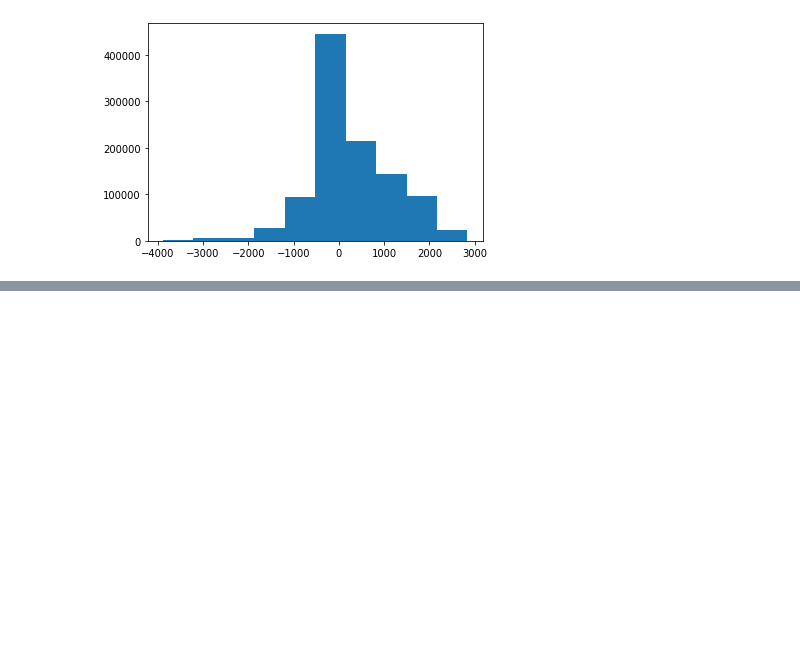
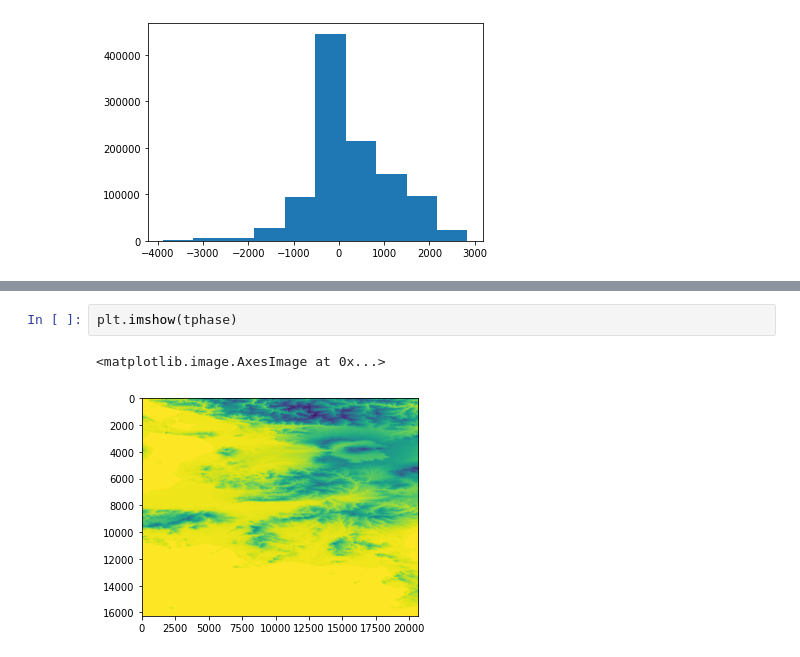
Before and after one commit to jarrodhaas/SAR-Phase-Unwrapping-Benchmark, a Jupyter notebook: clip_and_align_with_rasterio.ipynb, the cells around one changed output, grey strips where cells are left out. Drawn from its saved outputs; the diff is of its cells as text; blank space fills up the shorter version.

```diff
--- a/clip_and_align_with_rasterio.ipynb
+++ b/clip_and_align_with_rasterio.ipynb
@@ -155,0 +185,5 @@ plt.show()
+# %%
+plt.imshow(tphase)
+# %% [output]
+<matplotlib.image.AxesImage at 0x...>
+[figure, added]
```
Also changed, not shown: parts of 12 cells of this notebook, 1 other file.
